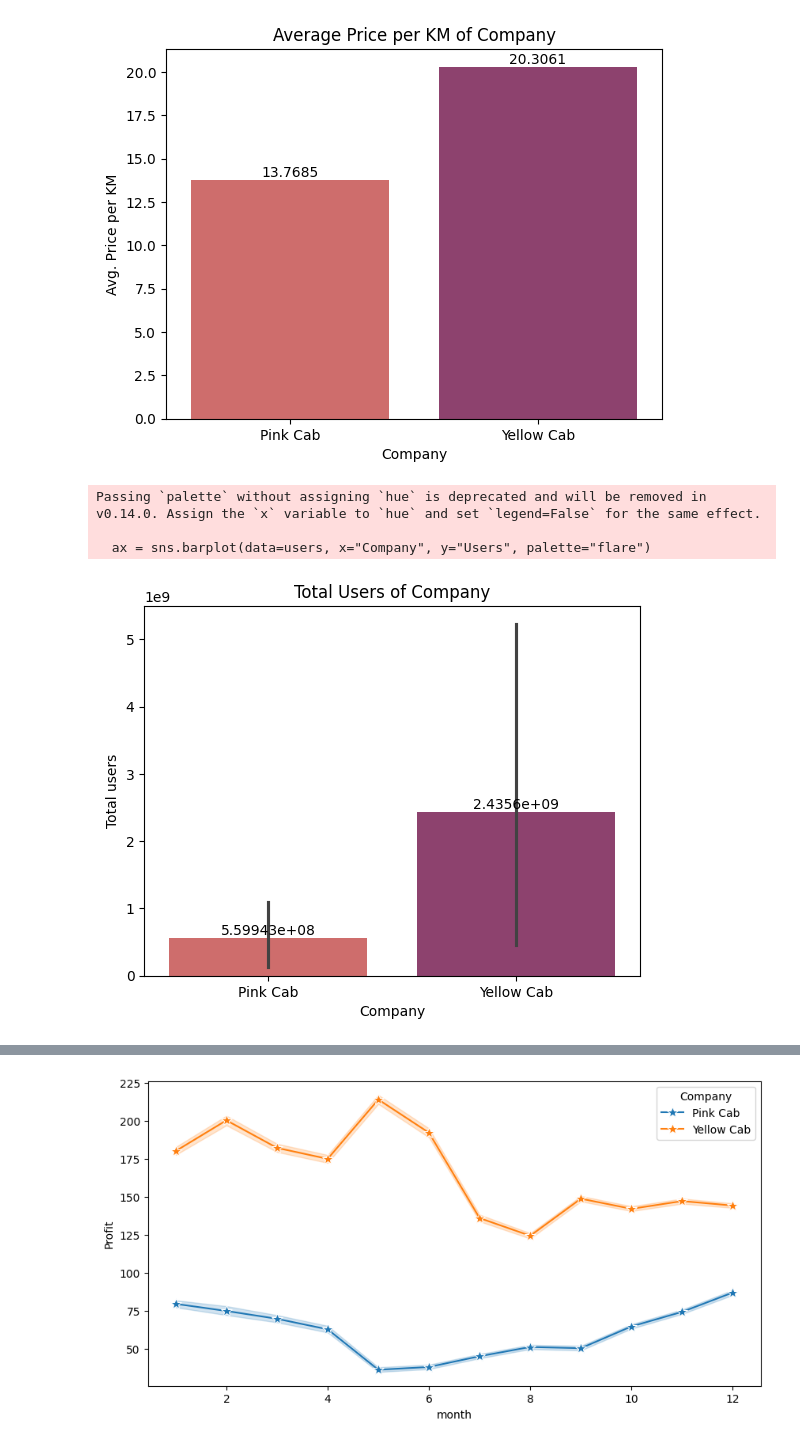
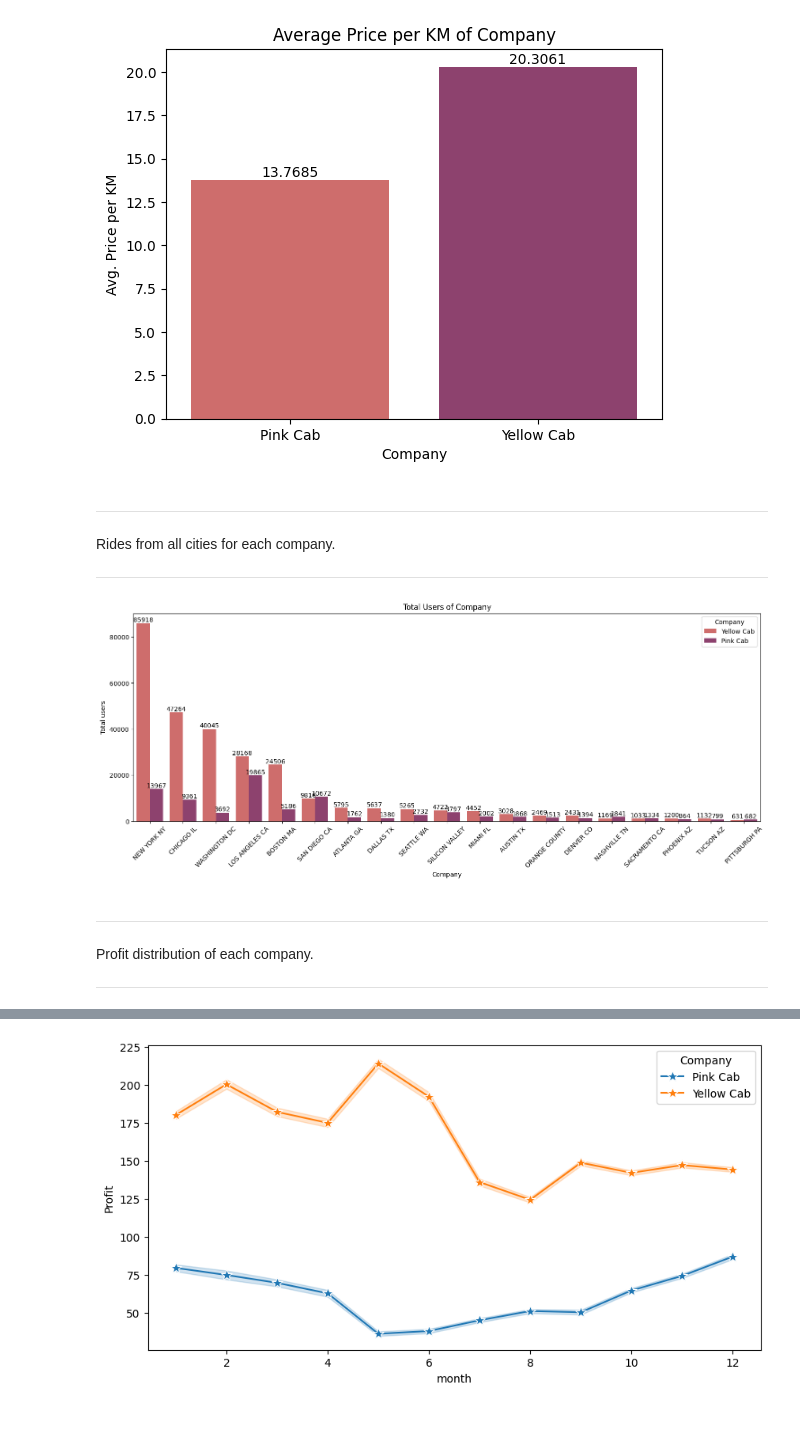
Before and after one commit to chjameskumar/Week-2, a Jupyter notebook: G2M_insight_for_Cab_Investment_firm.ipynb, the cells around one changed output, grey strips where cells are left out. Drawn from its saved outputs; the diff is of its cells as text; code cells hidden in the pictures.

```diff
--- a/G2M_insight_for_Cab_Investment_firm.ipynb
+++ b/G2M_insight_for_Cab_Investment_firm.ipynb
@@ -481,9 +506,12 @@ Passing `palette` without assigning `hue` is deprecated and will be removed in v
 # %%
 df2["month"] = df2["Date of Travel"].dt.month
-transaction_count = df2.groupby("month")["Transaction ID"].count().reset_index()
+transaction_count = df2.groupby(["month","Company"])["Transaction ID"].count().reset_index()
 
-sns.barplot(data=transaction_count, x="month", y="Transaction ID", width=0.7, color="royalblue")
+plt.figure(figsize=(12,6))
+ax = sns.barplot(data=transaction_count, x="month", y="Transaction ID", hue="Company", width=0.7, color="royalblue")
 
+for label in ax.containers:
+    ax.bar_label(label, padding=1)
 plt.title("Monthly Rides")
 plt.xlabel("Months")
 plt.ylabel("Number of Rides")
@@ -508,22 +545,33 @@ Passing `palette` without assigning `hue` is deprecated and will be removed in v
 
   ax = sns.barplot(data=per_km, x="Company", y="Price per KM", palette="flare")
 [figure]
+# %% [markdown]
+---
+
+Rides from all cities for each company.
+
+---
 # %%
-users = df2.groupby(by=["City","Company"])["Users"].sum().reset_index()
+plt.figure(figsize=(18,6))
+users = df2.groupby(by=["City","Company"])["Transaction ID"].count().sort_values(ascending=False).reset_index()
 
-ax = sns.barplot(data=users, x="Company", y="Users", palette="flare")
+ax = sns.barplot(data=users, x="City",hue="Company", y="Transaction ID", palette="flare")
 
 for label in ax.containers:
     ax.bar_label(label)
 plt.xlabel("Company")
+plt.xticks(rotation=45)
 plt.ylabel("Total users")
 plt.title("Total Users of Company")
 
 plt.show()
 # %% [output]
-Passing `palette` without assigning `hue` is deprecated and will be removed in v0.14.0. Assign the `x` variable to `hue` and set `legend=False` for the same effect.
-
-  ax = sns.barplot(data=users, x="Company", y="Users", palette="flare")
-[figure, old version]
+[figure, new version]
+# %% [markdown]
+---
+
+Profit distribution of each company.
+
+---
 # %%
 plt.figure(figsize=(8,5))
```
Also changed, not shown: parts of 13 cells of this notebook.
